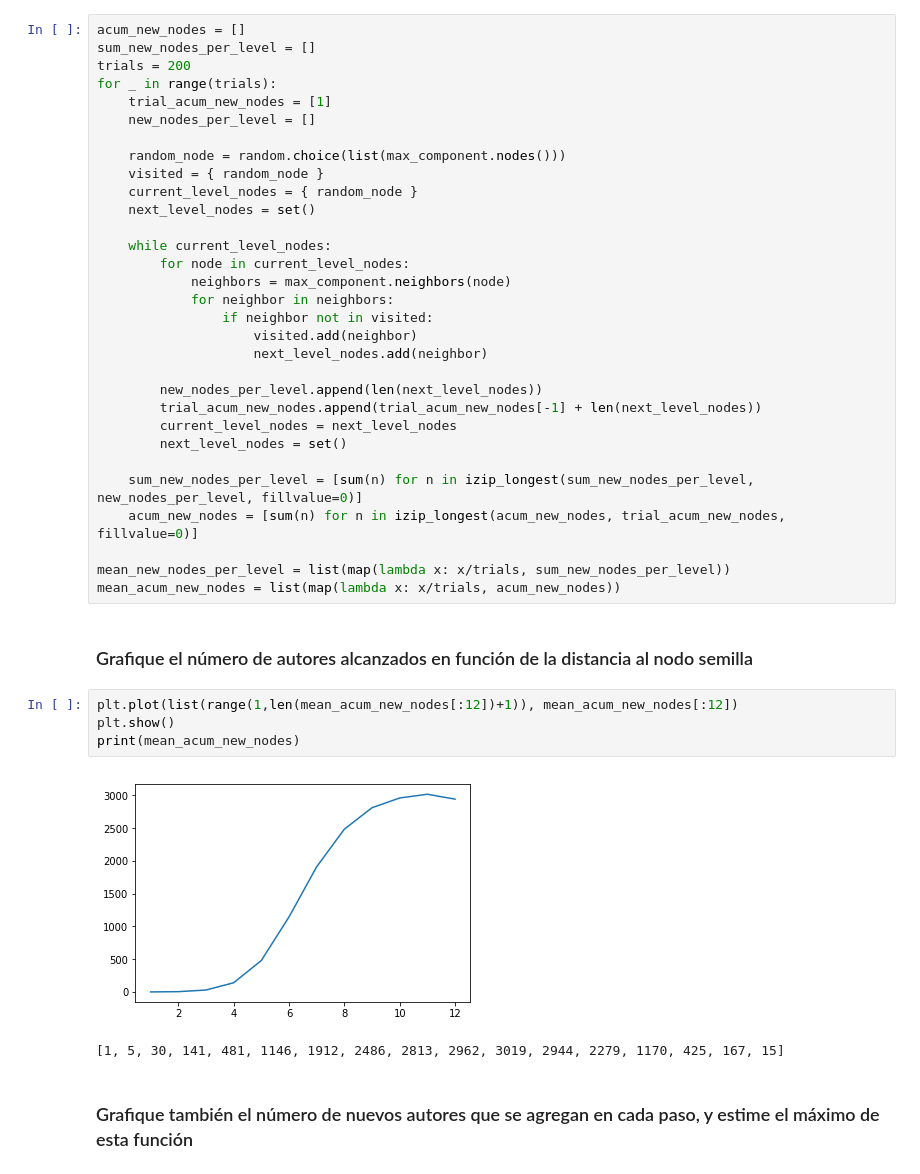
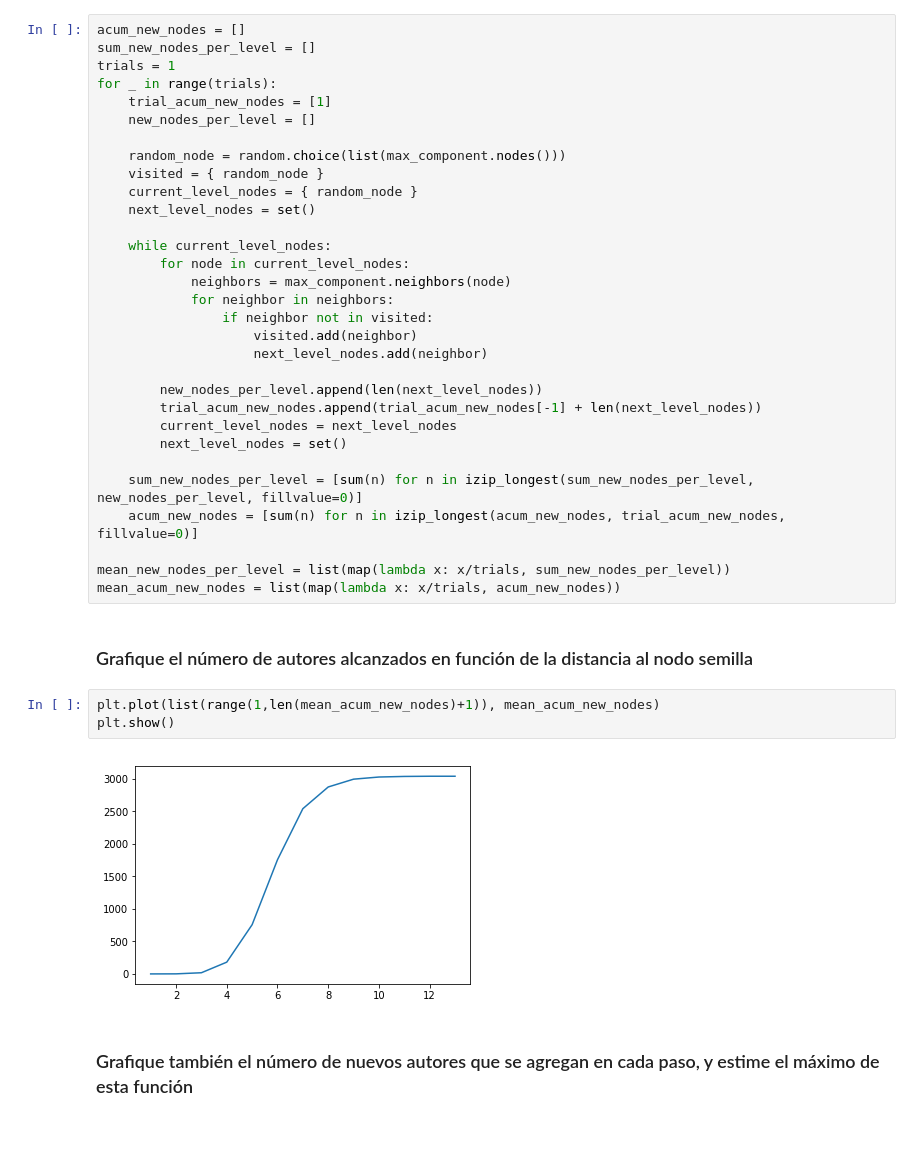
Before and after one commit to santiago-mb/data-science, a Jupyter notebook: wip/tp4/tp4.ipynb, the cells around one changed output. Drawn from its saved outputs; the diff is of its cells as text; blank space fills up the shorter version.

```diff
--- a/wip/tp4/tp4.ipynb
+++ b/wip/tp4/tp4.ipynb
@@ -90,7 +92,7 @@ Tamaño de la componente gigante: 3041
 # %%
 acum_new_nodes = []
 sum_new_nodes_per_level = []
-trials = 200
+trials = 1
 for _ in range(trials):
     trial_acum_new_nodes = [1]
     new_nodes_per_level = []
@@ -121,12 +123,10 @@ mean_acum_new_nodes = list(map(lambda x: x/trials, acum_new_nodes))
 # %% [markdown]
 ### Grafique el número de autores alcanzados en función de la distancia al nodo semilla
 # %%
-plt.plot(list(range(1,len(mean_acum_new_nodes[:12])+1)), mean_acum_new_nodes[:12])
+plt.plot(list(range(1,len(mean_acum_new_nodes)+1)), mean_acum_new_nodes)
 plt.show()
-print(mean_acum_new_nodes)
 # %% [output]
-[figure, old version]
+[figure, new version]
-[1, 5, 30, 141, 481, 1146, 1912, 2486, 2813, 2962, 3019, 2944, 2279, 1170, 425, 167, 15]
 # %% [markdown]
 ### Grafique también el número de nuevos autores que se agregan en cada paso, y estime el máximo de esta función
 # %%
```
Also changed, not shown: parts of 24 cells of this notebook.
